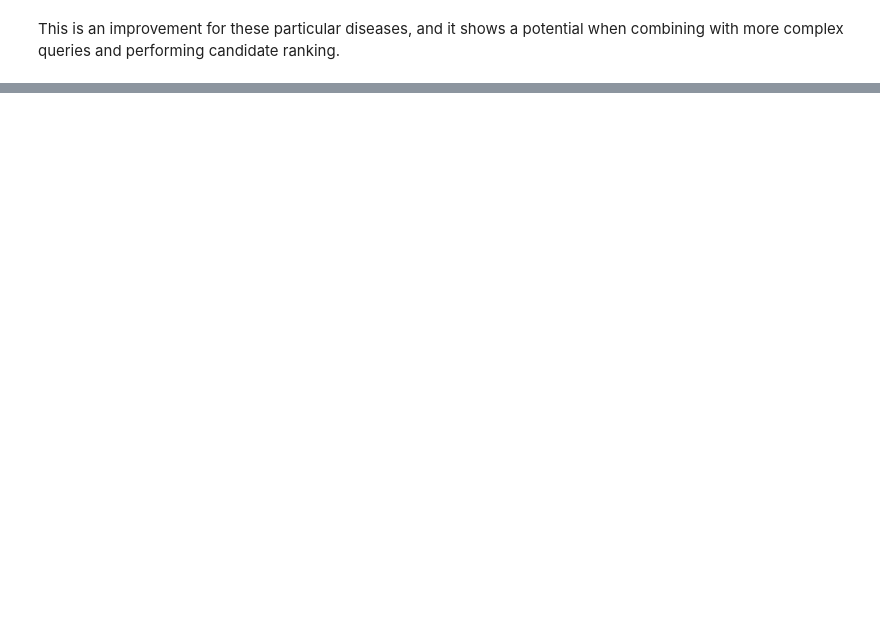
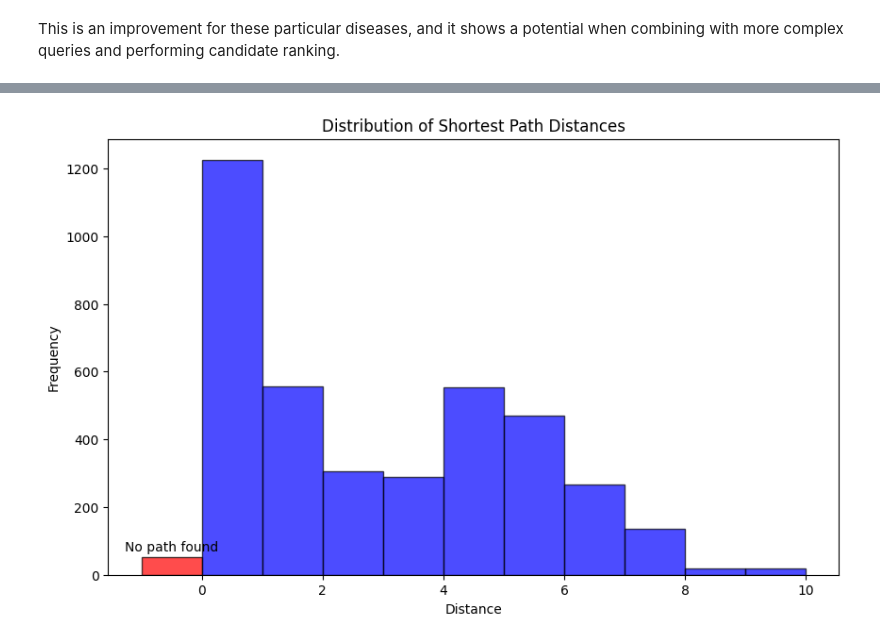
Before and after one commit to Yuliana7/biomedical-entity-linking, a Jupyter notebook: notebooks/cypher_index.ipynb, the cells around one changed output, grey strips where cells are left out. Cells and saved outputs as stored; diff of their text form; code cells hidden in the pictures; blank space fills up the shorter version.

```diff
--- a/notebooks/cypher_index.ipynb
+++ b/notebooks/cypher_index.ipynb
@@ -504,0 +1009,5 @@ This is an improvement for these particular diseases, and it shows a potential w
+# %%
+syn_vector_search_eval = get_shortest_path_eval(true_values_syn_vector, predicted_values_syn_vector)
+display_shortest_path_predictions(syn_vector_search_eval)
+# %% [output]
+[figure, added]
```
Also changed, not shown: parts of 59 cells of this notebook, 3 other files.
